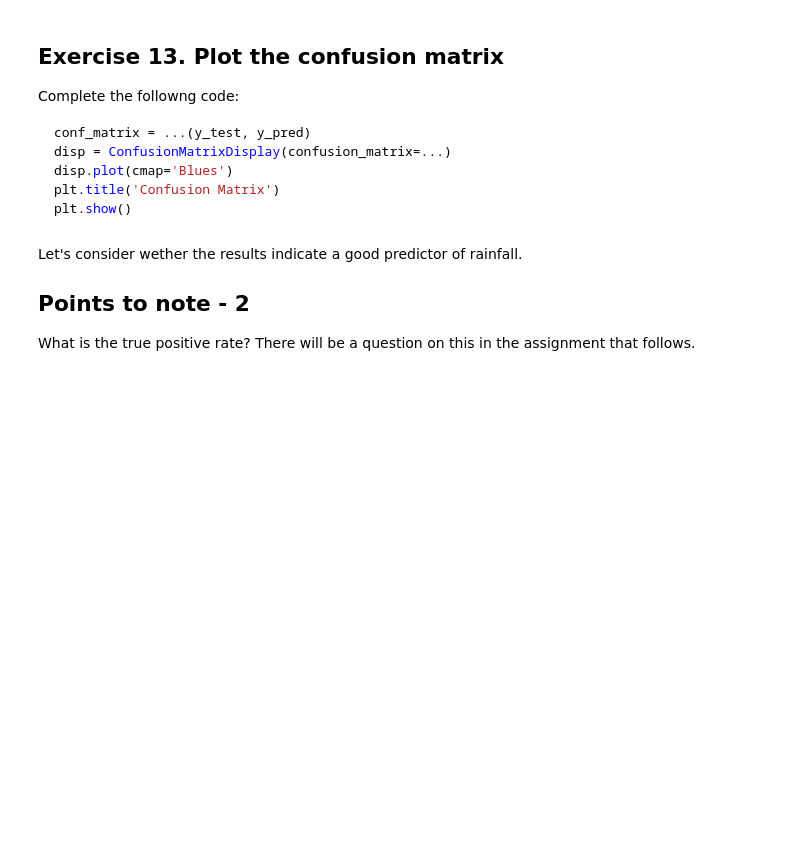
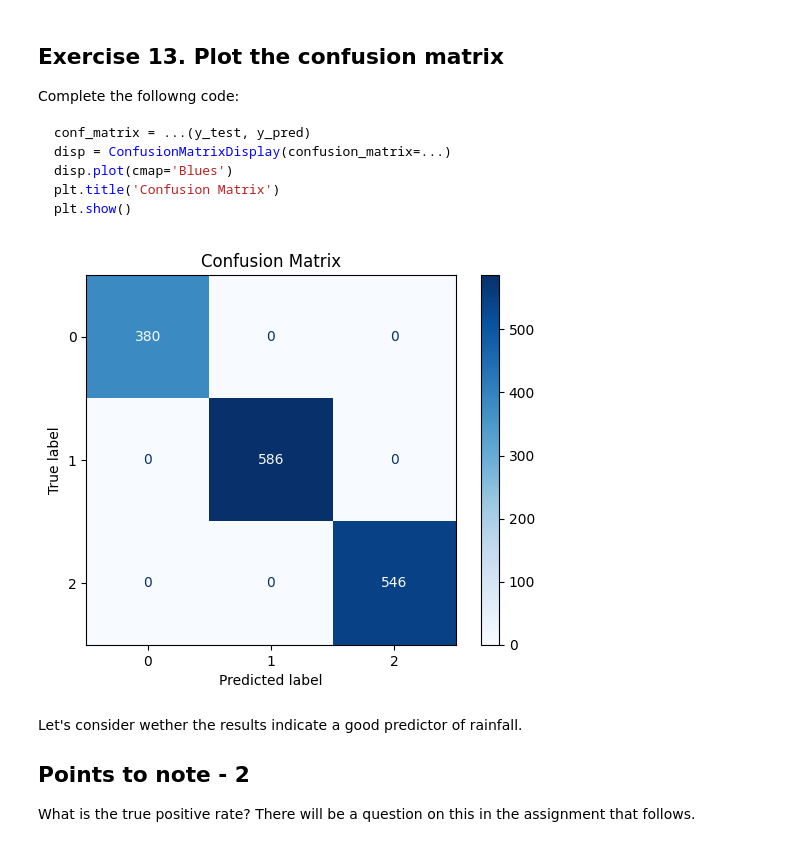
Before and after one commit to darwin-garcia/IBM-Data-Science, a Jupyter notebook: Module 9/Exam/FinalProject_AUSWeather.ipynb, the cells around one changed output. Drawn from its saved outputs; the diff is of its cells as text; code cells hidden in the pictures; blank space fills up the shorter version.

````diff
--- a/Module 9/Exam/FinalProject_AUSWeather.ipynb
+++ b/Module 9/Exam/FinalProject_AUSWeather.ipynb
@@ -365,6 +372,11 @@ preprocessor = ColumnTransformer(
 ```
 # %%
 # Write your response.
+preprocessor = ColumnTransformer(
+    transformers=[
+        ('num', numeric_transformer, numeric_features),
+        ('cat', categorical_transformer, categorical_features)
+    ])
 # %% [markdown]
 ## Exercise 8. Create a pipeline by combining the preprocessing with a Random Forest classifier
 Complete the following code:
@@ -376,6 +388,10 @@ pipeline = Pipeline(steps=[
 ```
 # %%
 # Write your response.
+pipeline = Pipeline(steps=[
+    ('preprocessor', preprocessor),
+    ('classifier', RandomForestClassifier(random_state=42))
+])
 # %% [markdown]
 ### Define a parameter grid to use in a cross validation grid search model optimizer
 # %%
@@ -403,0 +418,4 @@ grid_search.fit(..., ...)
+# %%
+### Write your response.
+grid_search = GridSearchCV(estimator = pipeline, param_grid = param_grid, cv = cv, scoring='accuracy', verbose=2)
+grid_search.fit(X_train, y_train)
@@ -428,6 +488,7 @@ y_pred = grid_search.predict(...)
 ```
 # %%
 ### Write your response.
+y_pred = grid_search.predict(X_test)
 # %% [markdown]
 ## Exercise 12. Print the classification report
 Complete the followng code:
@@ -452,3 +528,12 @@ plt.show()
+# %%
+## Write your response.
+conf_matrix = confusion_matrix(y_test, y_pred)
+disp = ConfusionMatrixDisplay(confusion_matrix = conf_matrix)
+disp.plot(cmap='Blues')
+plt.title("Confusion Matrix")
+plt.show()
+# %% [output]
+[figure, added]
 # %% [markdown]
 Let's consider wether the results indicate a good predictor of rainfall.
 ## Points to note - 2
````
Also changed, not shown: parts of 21 cells of this notebook.
